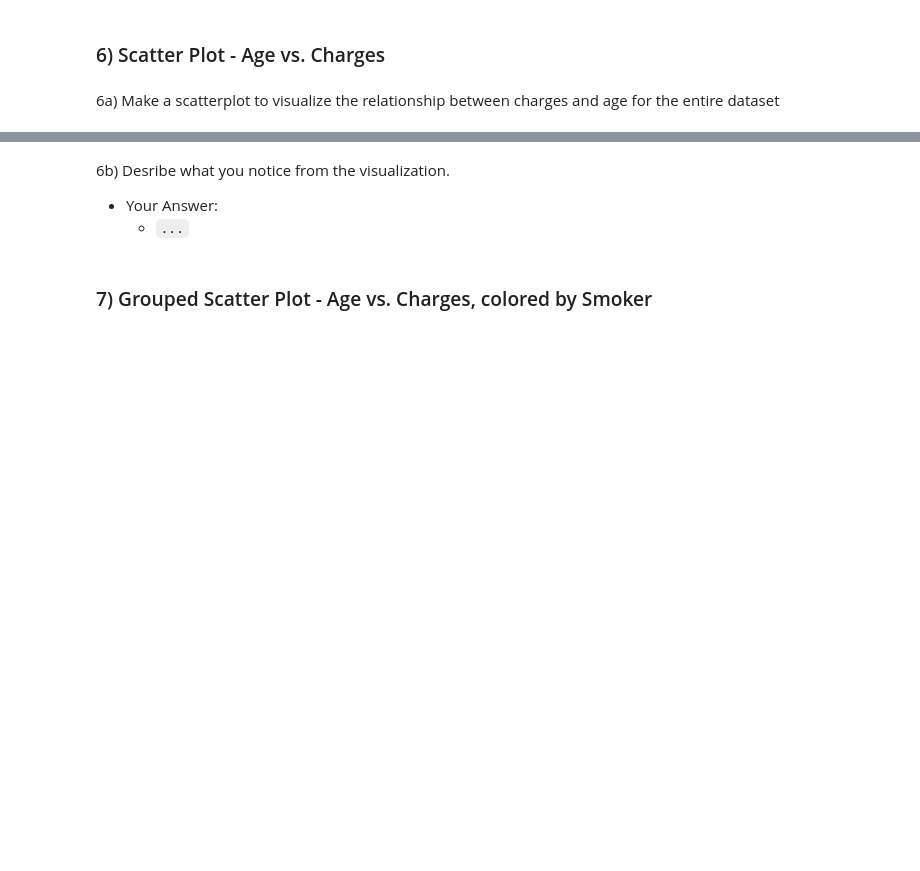
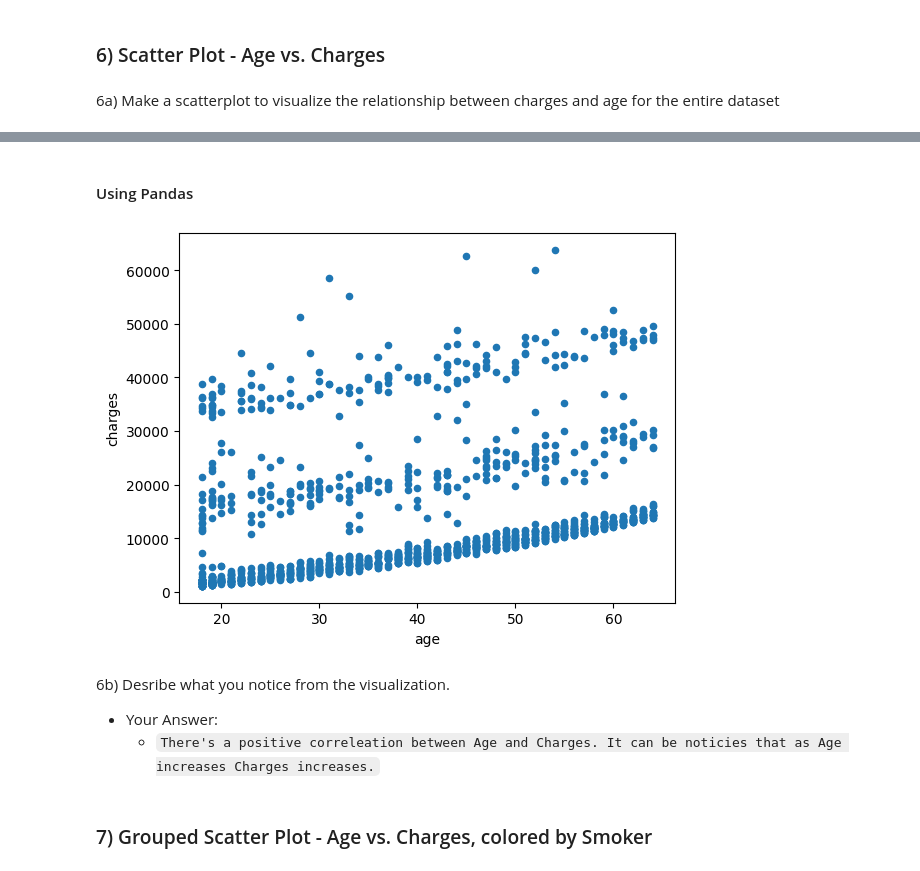
Before and after one commit to Rahafhosari/DataScience2024-2025, a Jupyter notebook: Data_Visualization_Core.ipynb, the cells around one changed output, grey strips where cells are left out. Saved outputs shown, nothing was run; the diff lists cells and outputs as text; code cells hidden in the pictures; blank space fills up the shorter version.

```diff
--- a/Data_Visualization_Core.ipynb
+++ b/Data_Visualization_Core.ipynb
@@ -187,7 +199,13 @@ legend = ax.legend(title= "Smokers")
+# %% [markdown]
+#### Using Pandas
+# %%
+ax = df.plot(kind='scatter', x='age', y='charges');
+# %% [output]
+[figure, added]
 # %% [markdown]
 6b) Desribe what you notice from the visualization.
 - Your Answer:
-  - `...`
+  - `There's a positive correleation between Age and Charges. It can be noticies that as Age increases Charges increases.`
 # %% [markdown]
 ### 7\)  Grouped Scatter Plot - Age vs. Charges, colored by Smoker
 # %% [markdown]
```
Also changed, not shown: parts of 37 cells of this notebook.
